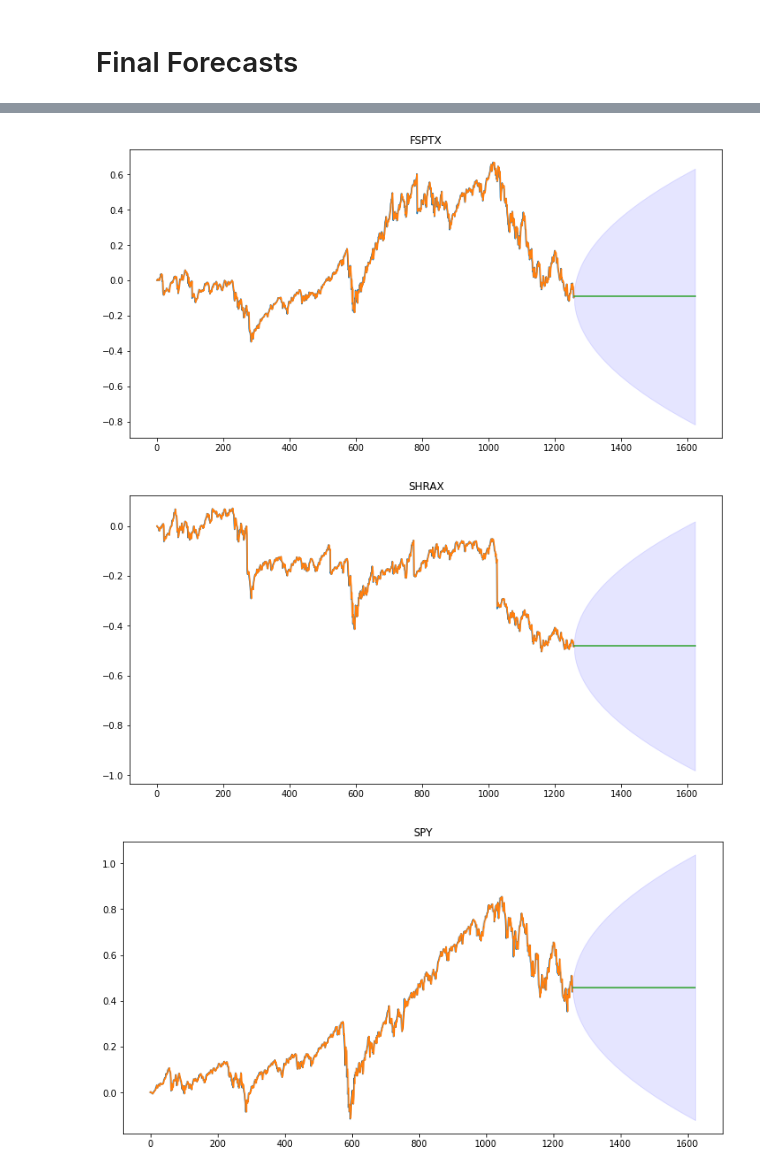
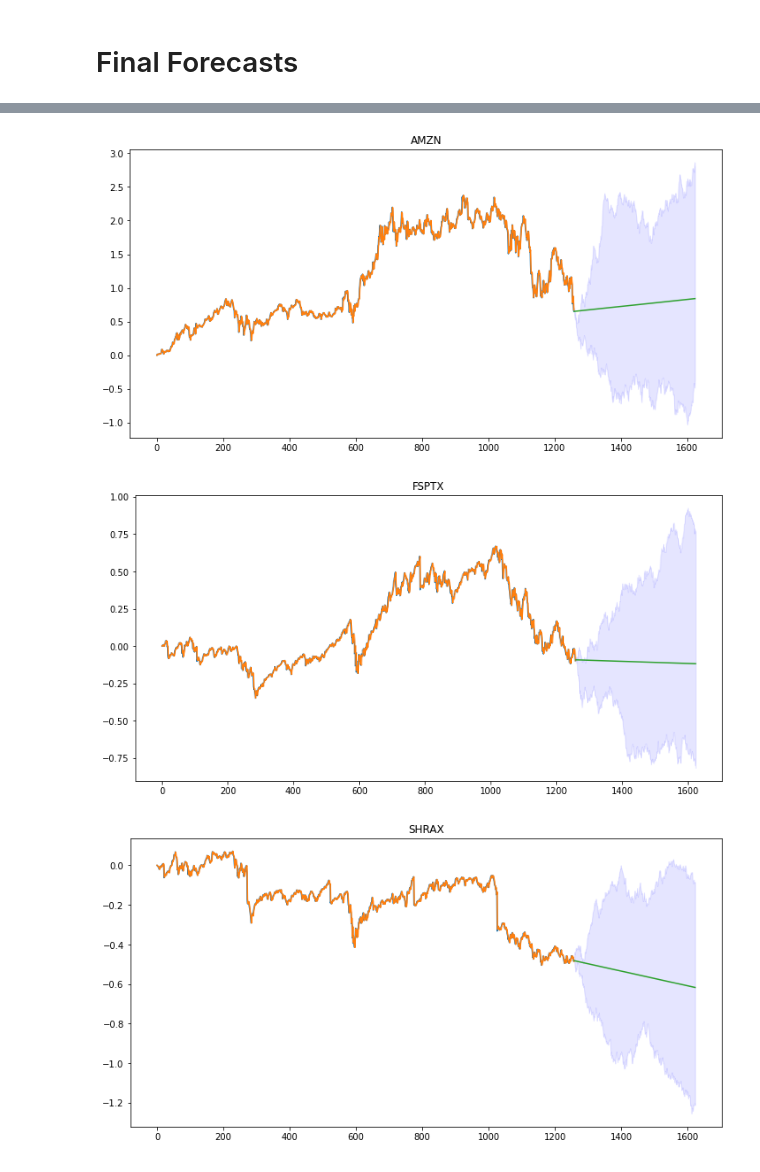
Before and after one commit to nguye639/Stat773Project, a Jupyter notebook: modelCreation.ipynb, the cells around one changed output, grey strips where cells are left out. Drawn from its saved outputs; the diff is of its cells as text; code cells hidden in the pictures.

Commit message:
final final forecasts

```diff
--- a/modelCreation.ipynb
+++ b/modelCreation.ipynb
@@ -164,27 +176,7 @@ conf
 finalForecasts = []
 finalConf = []
 
-for i in range(1,3):
-
-    thisSeries = data[series[i]]
-    t = np.arange(0,len(thisSeries),1)
-    forecastT = np.arange(len(thisSeries),len(thisSeries)+365,1)
-    fit = ARIMA(thisSeries, order = (2,1,2)).fit()
-
-    forecast = fit.get_forecast(365).summary_frame()
-
-    plt.figure(figsize = (12,6))
-
-    plt.plot(t,thisSeries)
-    plt.plot(t,fit.fittedvalues)
-    plt.plot(forecastT, forecast["mean"])
-    plt.fill_between(forecastT,(forecast['mean_ci_lower']), (forecast['mean_ci_upper']), color='b', alpha=.1)
-    plt.title(series[i]);
-    finalForecasts.append(forecast["mean"].iloc[-1] - thisSeries.iloc[-1] )
-    finalConf.append(np.mean(forecast['mean_ci_upper'] - forecast['mean_ci_lower']))
-
-
-for i in range(3,6):
+for i in [1,5]:
 
     thisSeries = data[series[i]]
     t = np.arange(0,len(thisSeries),1)
@@ -202,5 +194,26 @@ for i in range(3,6):
     plt.title(series[i]);
     finalForecasts.append(forecast["mean"].iloc[-1] - thisSeries.iloc[-1])
     finalConf.append(np.mean(forecast['mean_ci_upper'] - forecast['mean_ci_lower']))
+
+for i in [2,3,4]:
+
+    thisSeries = data[series[i]]
+    t = np.arange(0,len(thisSeries),1)
+    forecastT = np.arange(len(thisSeries),len(thisSeries)+365,1)
+    fit = Holt(thisSeries, initialization_method ='heuristic').fit()
+
+    forecast = fit.forecast(365)
+    simulations = fit.simulate(365,repetitions = 100)
+
+    plt.figure(figsize = (12,6))
+    ax = plt.subplot(111)
+
+    plt.plot(t,thisSeries)
+    plt.plot(t,fit.fittedvalues)
+    plt.plot(forecastT, forecast)
+    plt.fill_between(forecastT,simulations[np.argmin(simulations.mean())], simulations[np.argmax(simulations.mean())], color='b', alpha=.1)
+    plt.title(series[i]);
+    finalForecasts.append(forecast.iloc[-1] - thisSeries.iloc[-1])
+    finalConf.append(simulations[np.argmax(simulations.mean())].mean() - simulations[np.argmin(simulations.mean())].mean())
 # %% [output]
 [figure]
@@ -208,6 +221,6 @@ for i in range(3,6):
-[figure, old version]
+[figure, new version]
-[figure, old version]
+[figure, new version]
-[figure, old version]
+[figure, new version]
 # %%
 finalForecasts
 # %% [output]
```
Also changed, not shown: parts of 7 cells of this notebook.
